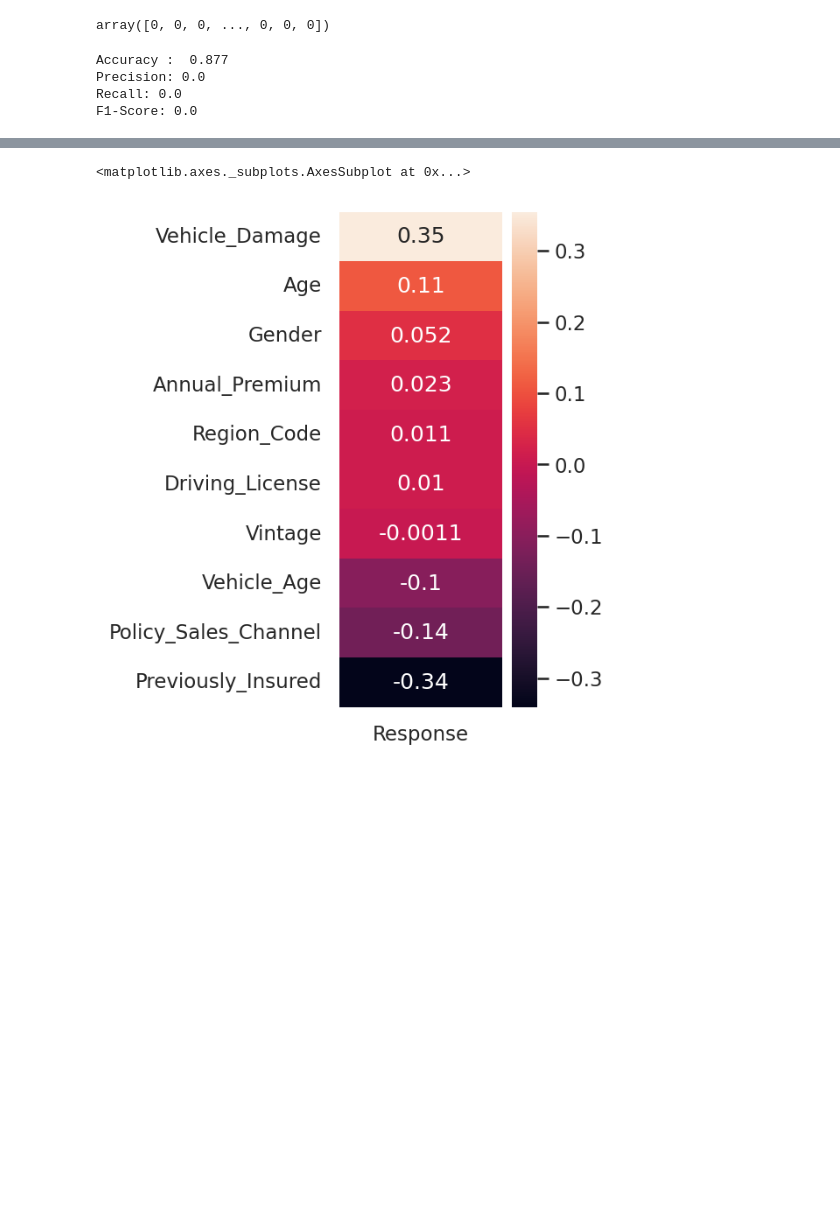
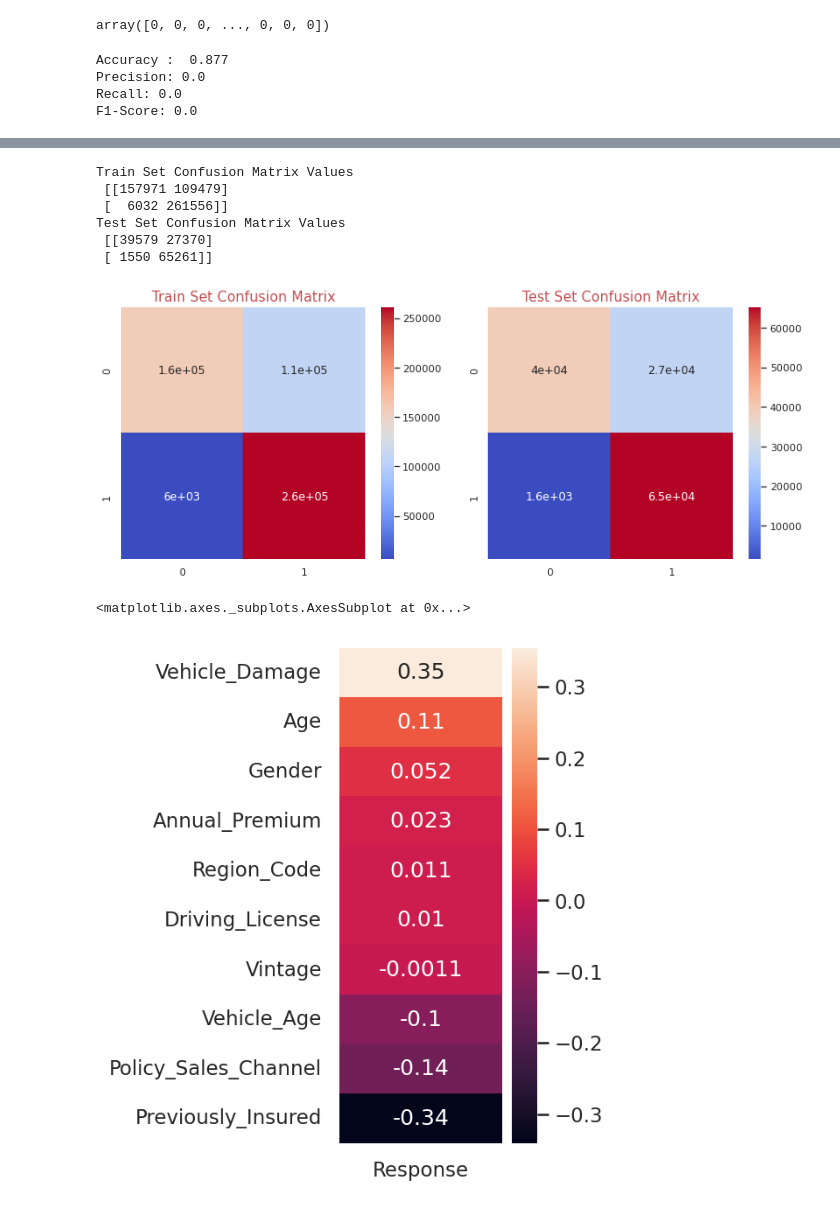
Before and after one commit to GoPlusUltra/Health-Insurance-Cross-Sell-Prediction-Model, a Jupyter notebook: HEALTH_INSURANCE_CROSS_SELL_PREDICTION.ipynb, the cells around one changed output, grey strips where cells are left out. Saved outputs shown, nothing was run; the diff lists cells and outputs as text; code cells hidden in the pictures; blank space fills up the shorter version.

```diff
--- a/HEALTH_INSURANCE_CROSS_SELL_PREDICTION.ipynb
+++ b/HEALTH_INSURANCE_CROSS_SELL_PREDICTION.ipynb
@@ -392,3 +521,31 @@ F1-Score: 0.0
+# %%
+def Confusion_matrix(y_train,y_test,y_pred_train,y_pred_test):
+  '''
+  This function will return Confusion Matrix for both train and test sets
+  '''
+  cm = confusion_matrix(y_train, y_pred_train)
+  print('Train Set Confusion Matrix Values','\n',cm)
+  plt.figure(figsize = (13,5))
+  plt.subplot(1,2,1)
+  plt.title('Train Set Confusion Matrix',color='r',fontsize=15)
+  sns.heatmap(cm,annot=True,cmap='coolwarm')
+
+
+  cm = confusion_matrix(y_test, y_pred_test)
+  print('Test Set Confusion Matrix Values','\n',cm)
+  plt.subplot(1,2,2)
+  plt.title('Test Set Confusion Matrix',color='r',fontsize=15)
+  sns.heatmap(cm,annot=True,cmap='coolwarm')
+# %%
+Confusion_matrix(y_train,y_test,y_pred_train,y_pred_test)
+# %% [output]
+Train Set Confusion Matrix Values
+ [[157971 109479]
+ [  6032 261556]]
+Test Set Confusion Matrix Values
+ [[39579 27370]
+ [ 1550 65261]]
+[figure, added]
 # %%
 plt.figure(figsize=(2,5), dpi=150)
 sns.heatmap(df.corr()[["Response"]].sort_values
```
Also changed, not shown: parts of 24 cells of this notebook.
